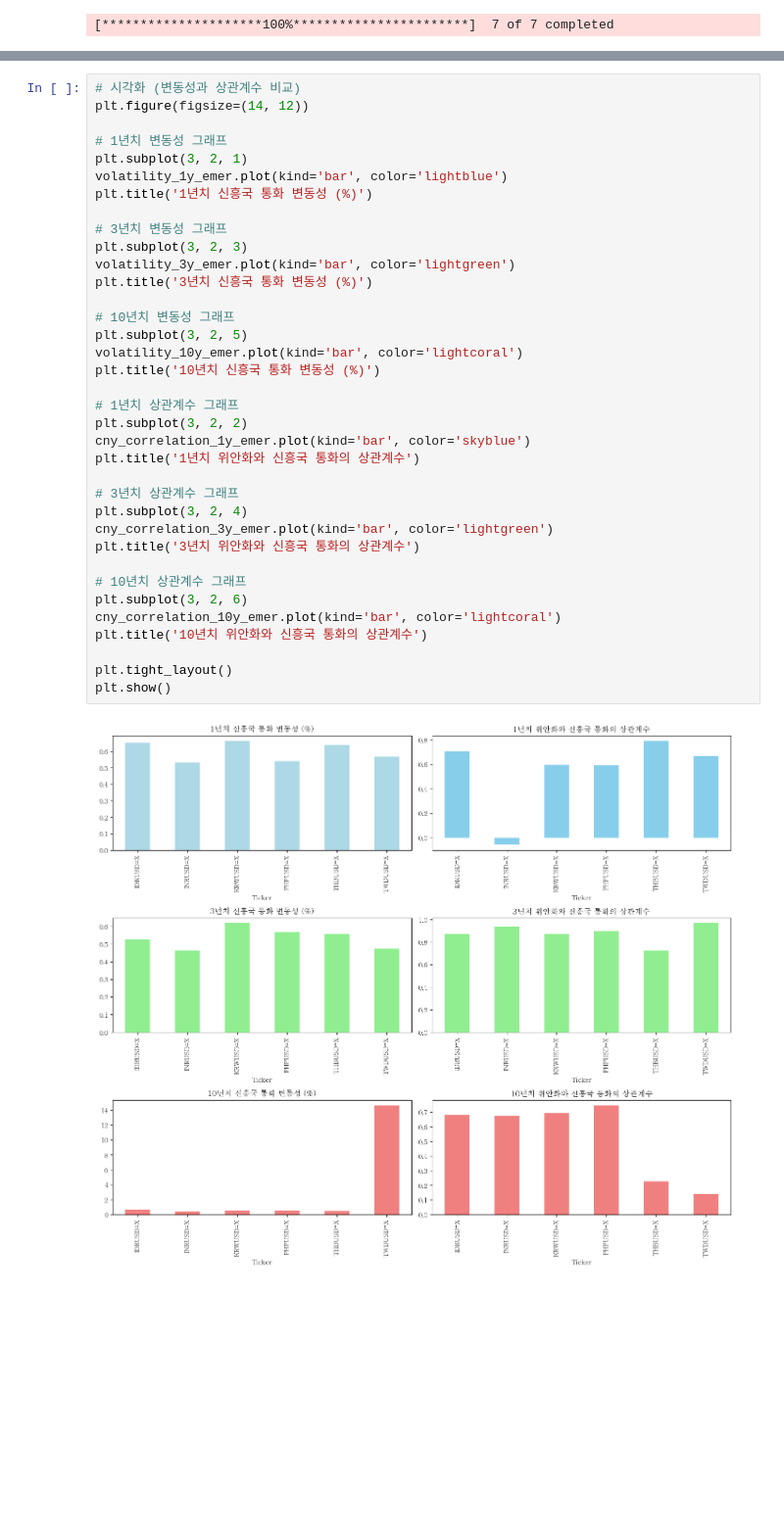
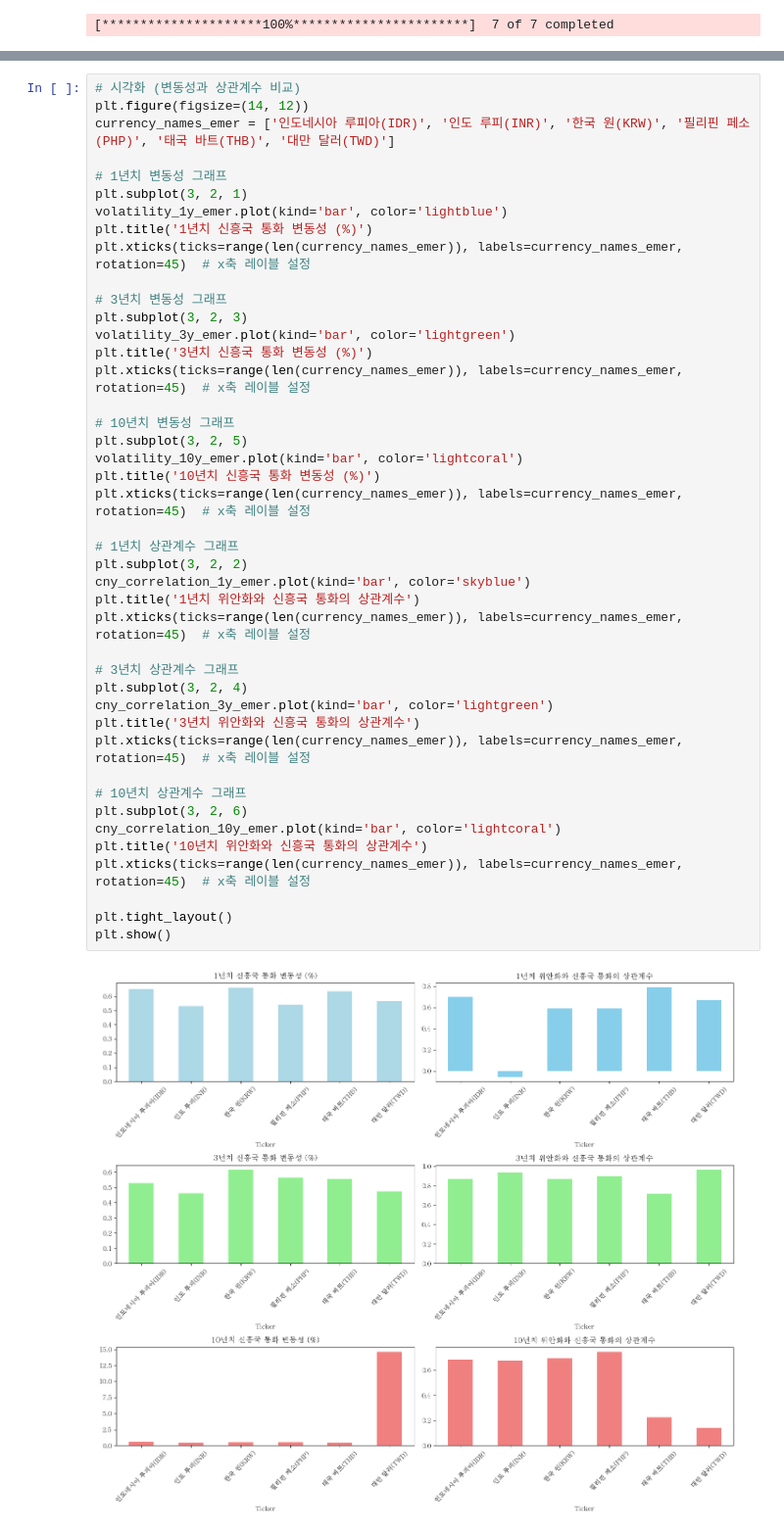
Before and after one commit to PhamPham2S/practice-AI, a Jupyter notebook: Finance/exchange_correlation.ipynb, the cells around one changed output, grey strips where cells are left out. Shown: that part at 98% size. Cells and saved outputs as stored; diff of their text form; blank space fills up the shorter version.

```diff
--- a/Finance/exchange_correlation.ipynb
+++ b/Finance/exchange_correlation.ipynb
@@ -221,38 +228,45 @@ Name: CNYUSD=X, dtype: float64
 # %%
 # 시각화 (변동성과 상관계수 비교)
 plt.figure(figsize=(14, 12))
+currency_names_emer = ['인도네시아 루피아(IDR)', '인도 루피(INR)', '한국 원(KRW)', '필리핀 페소(PHP)', '태국 바트(THB)', '대만 달러(TWD)']
 
 # 1년치 변동성 그래프
 plt.subplot(3, 2, 1)
 volatility_1y_emer.plot(kind='bar', color='lightblue')
 plt.title('1년치 신흥국 통화 변동성 (%)')
+plt.xticks(ticks=range(len(currency_names_emer)), labels=currency_names_emer, rotation=45)  # x축 레이블 설정
 
 # 3년치 변동성 그래프
 plt.subplot(3, 2, 3)
 volatility_3y_emer.plot(kind='bar', color='lightgreen')
 plt.title('3년치 신흥국 통화 변동성 (%)')
+plt.xticks(ticks=range(len(currency_names_emer)), labels=currency_names_emer, rotation=45)  # x축 레이블 설정
 
 # 10년치 변동성 그래프
 plt.subplot(3, 2, 5)
 volatility_10y_emer.plot(kind='bar', color='lightcoral')
 plt.title('10년치 신흥국 통화 변동성 (%)')
+plt.xticks(ticks=range(len(currency_names_emer)), labels=currency_names_emer, rotation=45)  # x축 레이블 설정
 
 # 1년치 상관계수 그래프
 plt.subplot(3, 2, 2)
 cny_correlation_1y_emer.plot(kind='bar', color='skyblue')
 plt.title('1년치 위안화와 신흥국 통화의 상관계수')
+plt.xticks(ticks=range(len(currency_names_emer)), labels=currency_names_emer, rotation=45)  # x축 레이블 설정
 
 # 3년치 상관계수 그래프
 plt.subplot(3, 2, 4)
 cny_correlation_3y_emer.plot(kind='bar', color='lightgreen')
 plt.title('3년치 위안화와 신흥국 통화의 상관계수')
+plt.xticks(ticks=range(len(currency_names_emer)), labels=currency_names_emer, rotation=45)  # x축 레이블 설정
 
 # 10년치 상관계수 그래프
 plt.subplot(3, 2, 6)
 cny_correlation_10y_emer.plot(kind='bar', color='lightcoral')
 plt.title('10년치 위안화와 신흥국 통화의 상관계수')
+plt.xticks(ticks=range(len(currency_names_emer)), labels=currency_names_emer, rotation=45)  # x축 레이블 설정
 
 plt.tight_layout()
 plt.show()
 # %% [output]
-[figure, old version]
+[figure, new version]
```
Also changed, not shown: parts of 4 cells of this notebook.
